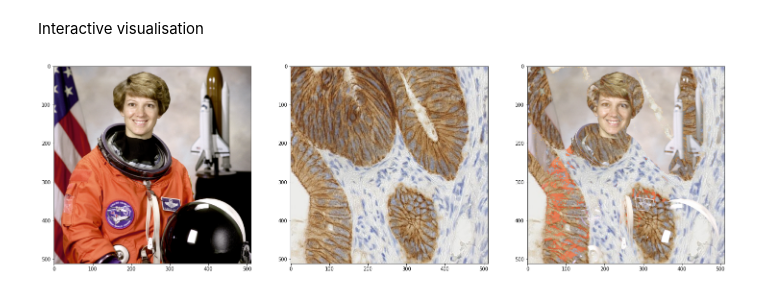
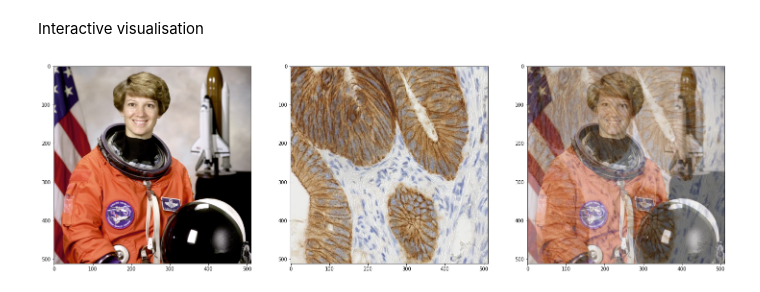
Before and after one commit to CamilaGL/AdMBahia, a Jupyter notebook: PdI/TP03/PDI_TP03_Camila.ipynb, the cells around one changed output. Drawn from its saved outputs; the diff is of its cells as text; code cells hidden in the pictures.

```diff
--- a/PdI/TP03/PDI_TP03_Camila.ipynb
+++ b/PdI/TP03/PDI_TP03_Camila.ipynb
@@ -50,8 +50,8 @@ def clamp(img1, img2, op=operator.add, mode="yiq"):
         result[:,:,2] = (op(img1y[:,:,0]*img1y[:,:,2],img2y[:,:,0]*img2y[:,:,2]))/(img1y[:,:,0]+img2y[:,:,0])
         return np.uint8(denormalise(yiq2rgb(np.clip(result, a_min=np.array([0,-0.5956,-0.5225]), a_max=np.array([1,0.5956,0.5225])))))
     else:
-        result = op(img1,img2)
-        result = np.clip(result, a_min=np.array([0,0,0]), a_max=np.array([255,255,255]))
+        result = denormalise(np.clip(op(normalise(img1),normalise(img2)), a_min=np.array([0,0,0]), a_max=np.array([1,1,1])))
+        result = np.uint8(np.clip(result, a_min=np.array([0,0,0]), a_max=np.array([255,255,255])))
         return result
 
 def avg(img1, img2, op=operator.add, mode="yiq"):
@@ -64,7 +64,7 @@ def avg(img1, img2, op=operator.add, mode="yiq"):
         result[:,:,2] = (op(img1y[:,:,2]*img1y[:,:,0],img2y[:,:,2]*img2y[:,:,0]))/(img1y[:,:,0]+img2y[:,:,0])
         return np.uint8(denormalise(yiq2rgb(np.clip(result, a_min=np.array([0,-0.5956,-0.5225]), a_max=np.array([1,0.5956,0.5225])))))
     else:
-        result = np.uint8(op(img1,img2)/2.0)
+        result = denormalise(np.clip(op(normalise(img1),normalise(img2))/2.0, a_min=np.array([0,0,0]), a_max=np.array([1,1,1])))
         return np.uint8(np.clip(result, a_min=np.array([0,0,0]), a_max=np.array([255,255,255])))
 
 def yiqLightDark(img1, img2, op=operator.lt):
@@ -96,30 +96,30 @@ Interactive visualisation
 # %%
 #@title Interactive visualisation. { run: "auto" }
 def plot(img1, img2, mode, op, typeop):
   #img1, 2 as numpy
   done=False
   if type_op is "clampear":
     newimg = clamp(img1, img2, op, mode)
     done=True
   elif type_op is "promedio":
     newimg = avg(img1, img2, op, mode)
     done=True
   else:
     if mode is "yiq":
       newimg = yiqLightDark(img1, img2, ops[typeop])
       done=True
     else:
       print("Image must be in yiq")
       done=False
   if done:
     _, axarr = plt.subplots(1,3, figsize=(25,25))
     axarr[0].imshow(img1)
     axarr[1].imshow(img2)
     axarr[2].imshow(newimg)
 
-type_op = 'if-lighter' #@param ["clampear", "promedio", "if-darker", "if-lighter"]
-mode = 'yiq' #@param ["rgb", "yiq"]
+type_op = 'promedio' #@param ["clampear", "promedio", "if-darker", "if-lighter"]
+mode = 'rgb' #@param ["rgb", "yiq"]
 op = '+' #@param ["+", "-"]
 plot(npast, npimm, mode, ops[op], type_op)
 # %% [output]
-[figure, old version]
+[figure, new version]
```
